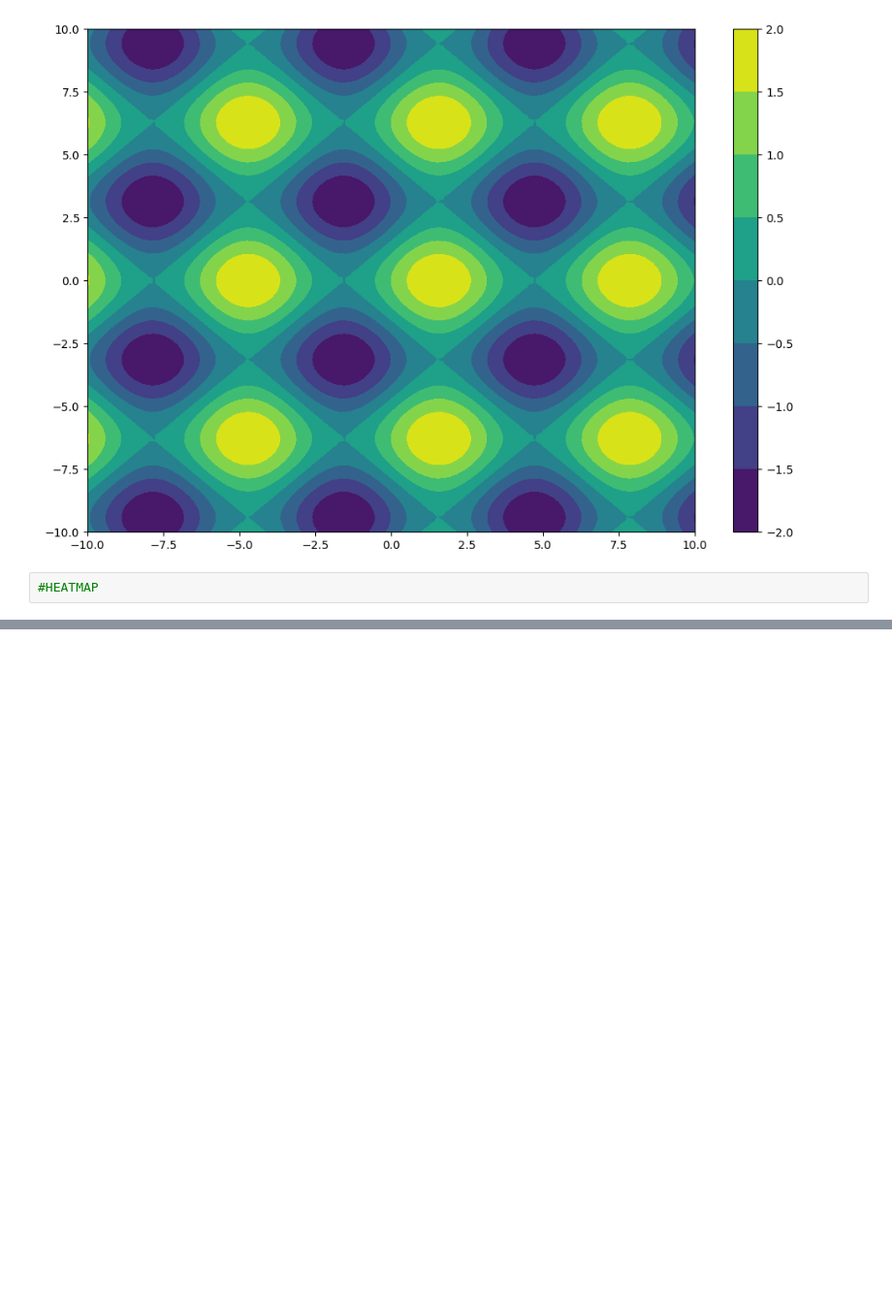
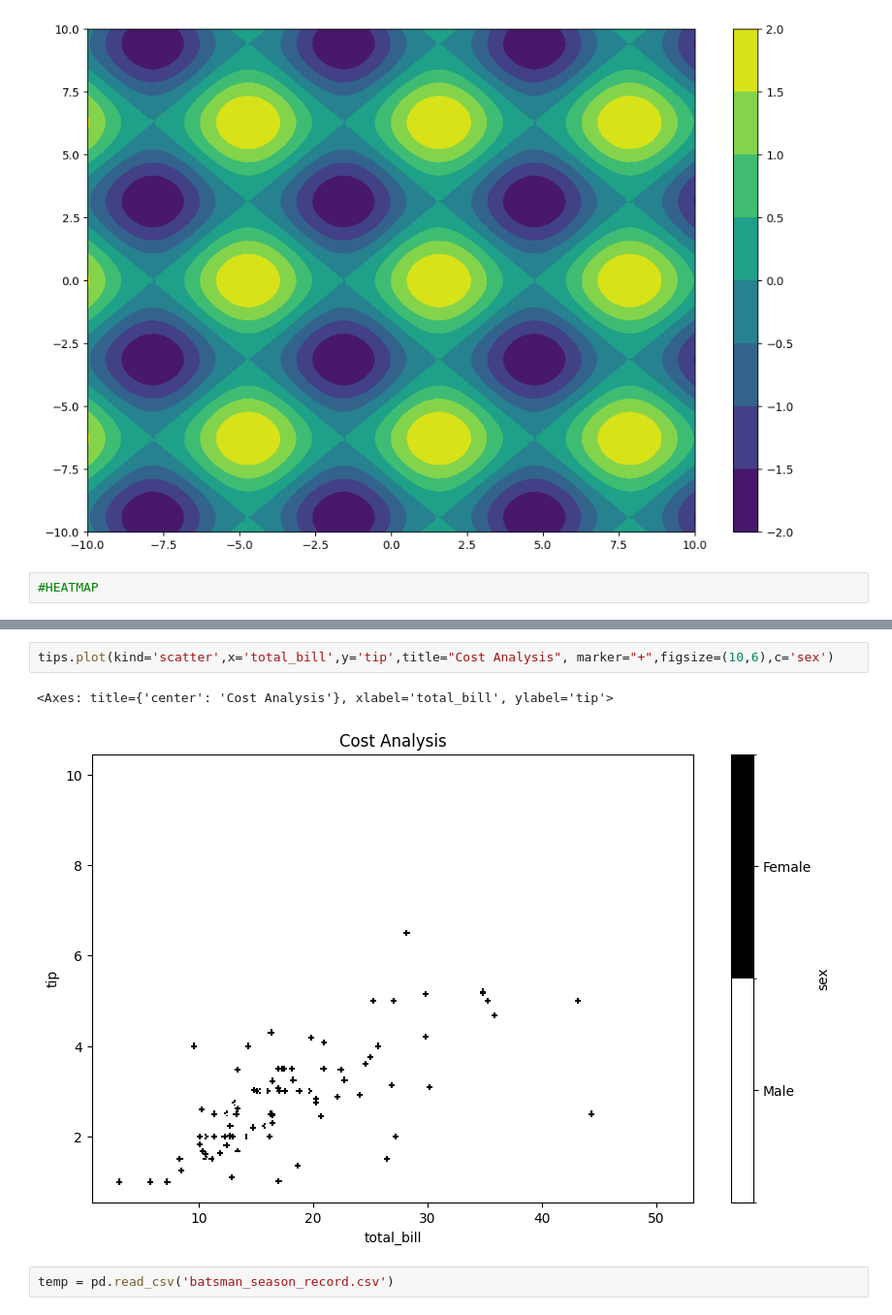
Before and after one commit to hahahang0/matplotlibprac, a Jupyter notebook: AdvancedMatplotlib.ipynb, the cells around one changed output, grey strips where cells are left out. Shown at 97% size. Drawn from its saved outputs; the diff is of its cells as text; blank space fills up the shorter version.

```diff
--- a/AdvancedMatplotlib.ipynb
+++ b/AdvancedMatplotlib.ipynb
@@ -265,0 +324,7 @@ fig.colorbar(var)
+# %%
+tips.plot(kind='scatter',x='total_bill',y='tip',title="Cost Analysis", marker="+",figsize=(10,6),c='sex')
+# %% [output]
+<Axes: title={'center': 'Cost Analysis'}, xlabel='total_bill', ylabel='tip'>
+[figure, added]
+# %%
+temp = pd.read_csv('batsman_season_record.csv')
```
Also changed, not shown: parts of 30 cells of this notebook.
